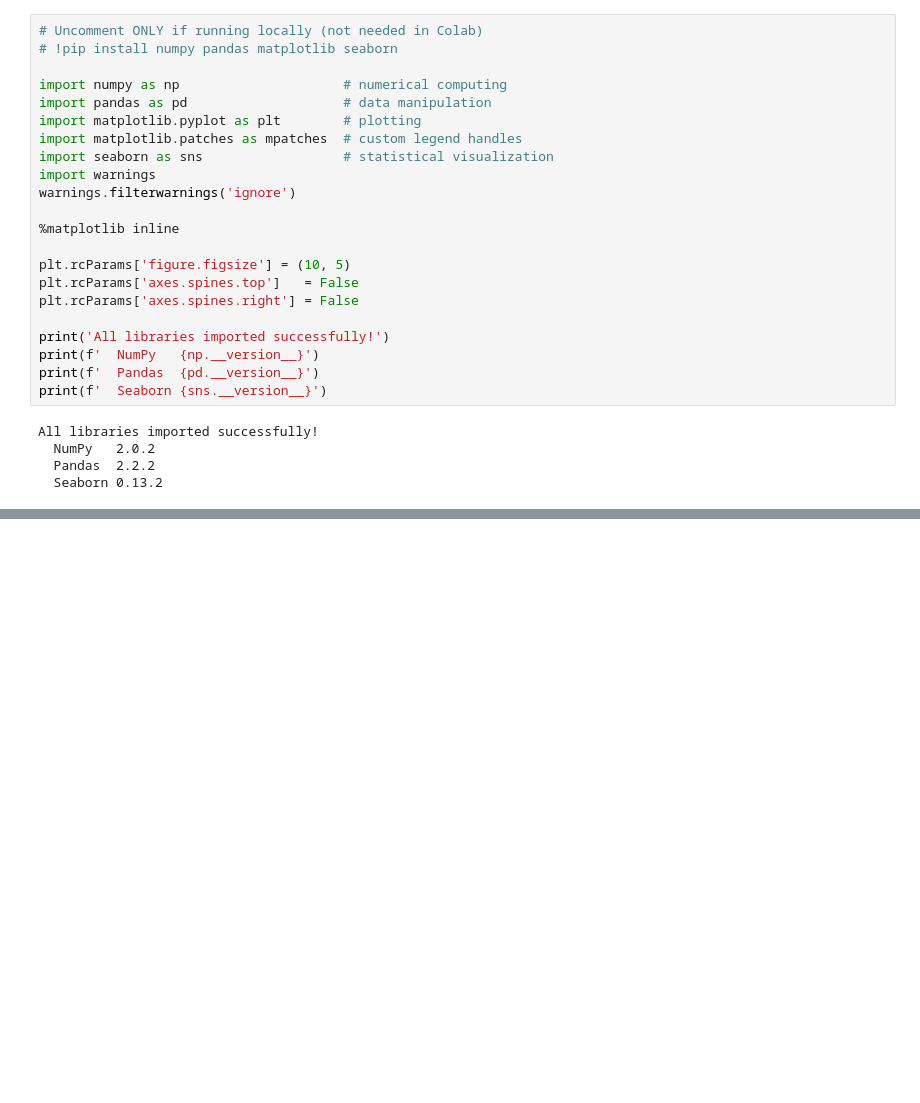
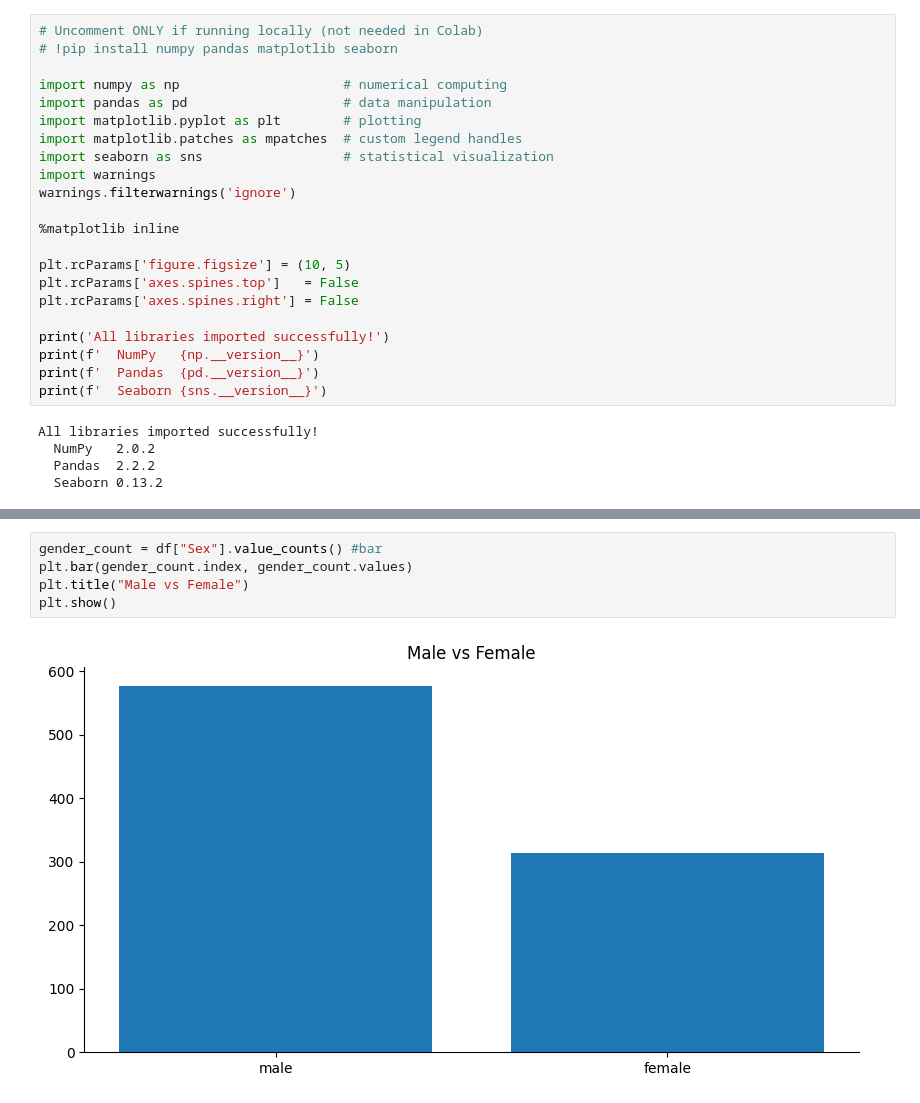
Before and after one commit to MallikarjunPatil24/IT-ignite, a Jupyter notebook: libraries.ipynb, the cells around one changed output, grey strips where cells are left out. Saved outputs shown, nothing was run; the diff lists cells and outputs as text; blank space fills up the shorter version.

```diff
--- a/libraries.ipynb
+++ b/libraries.ipynb
@@ -54,0 +292,7 @@ All libraries imported successfully!
+# %%
+gender_count = df["Sex"].value_counts() #bar
+plt.bar(gender_count.index, gender_count.values)
+plt.title("Male vs Female")
+plt.show()
+# %% [output]
+[figure, added]
```
Also changed, not shown: parts of 32 cells of this notebook.
